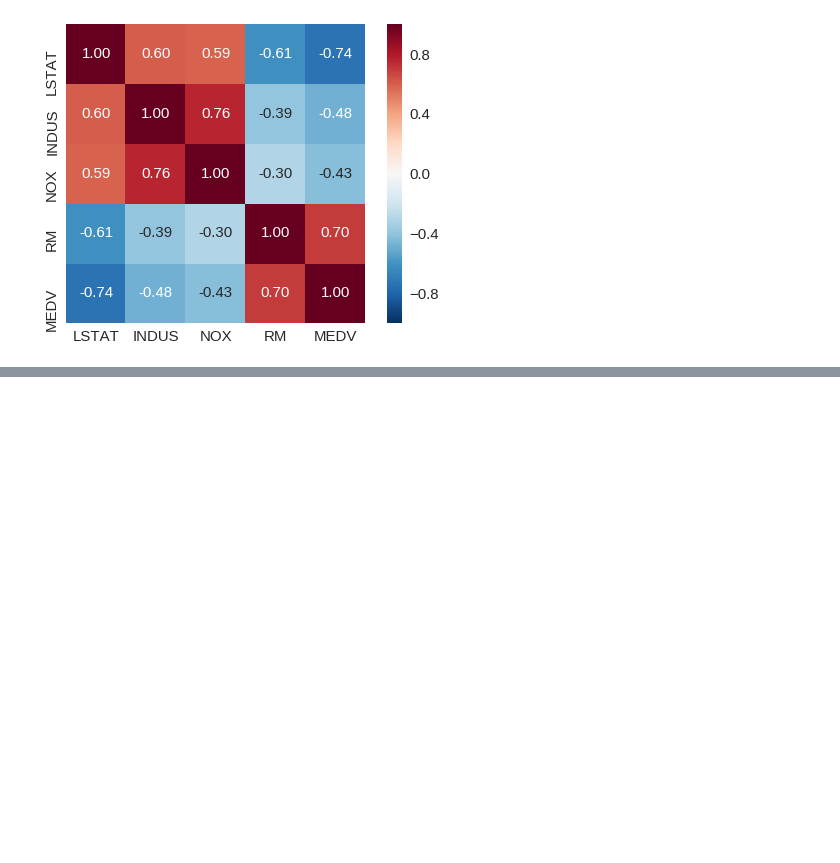
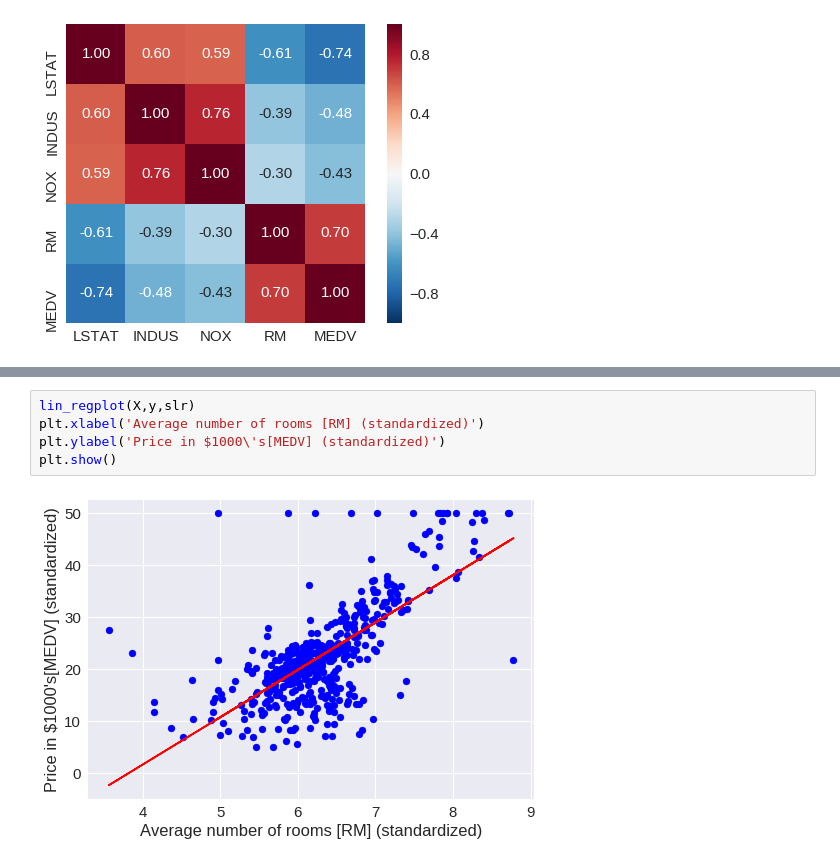
Before and after one commit to JozeeLin/python-, a Jupyter notebook: ch10/回归模型.ipynb, the cells around one changed output, grey strips where cells are left out. Drawn from its saved outputs; the diff is of its cells as text; blank space fills up the shorter version.

```diff
--- a/ch10/回归模型.ipynb
+++ b/ch10/回归模型.ipynb
@@ -37,0 +110,7 @@ plt.show()
+# %%
+lin_regplot(X,y,slr)
+plt.xlabel('Average number of rooms [RM] (standardized)')
+plt.ylabel('Price in $1000\'s[MEDV] (standardized)')
+plt.show()
+# %% [output]
+[figure, added]
```
Also changed, not shown: parts of 44 cells of this notebook, 3 other files.
